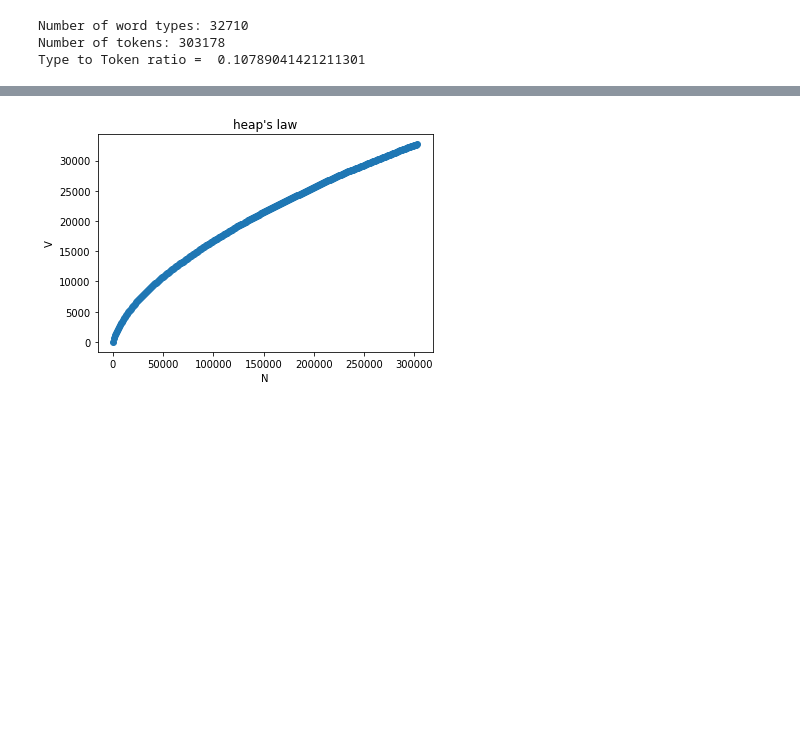
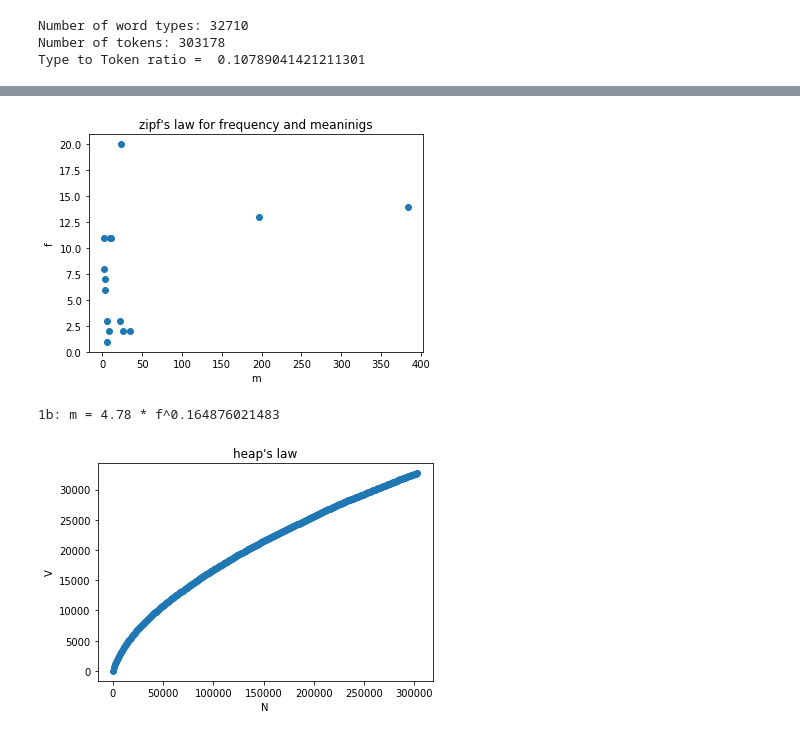
Before and after one commit to aksy1999/NLP--Assignment01-16110011-AmitYadav, a Jupyter notebook: Assignment-1-16110011-Amit.ipynb, the cells around one changed output, grey strips where cells are left out. Drawn from its saved outputs; the diff is of its cells as text; code cells hidden in the pictures; blank space fills up the shorter version.

```diff
--- a/Assignment-1-16110011-Amit.ipynb
+++ b/Assignment-1-16110011-Amit.ipynb
@@ -112,3 +92,34 @@ plt.show();
+# %%
+
+from nltk.corpus import wordnet
+#define zipf's law
+def zipf_law_mean(freq, k, power):
+    return k*(freq**power)
+selected_list=[sorted_no_of_token[1401],sorted_no_of_token[100],sorted_no_of_token[3000],sorted_no_of_token[3200],sorted_no_of_token[5100],sorted_no_of_token[5000],sorted_no_of_token[8901],sorted_no_of_token[1045],sorted_no_of_token[200],sorted_no_of_token[12709],sorted_no_of_token[13000],sorted_no_of_token[3400],sorted_no_of_token[1600],sorted_no_of_token[1500],sorted_no_of_token[7100]]
+frequencies=[]
+meanings=[]
+for i in selected_list:
+    frequencies.append(no_of_token[i[0]])
+    synonyms = []
+    for synonym in wordnet.synsets(i[0]):
+        for lemma in synonym.lemmas():
+            synonyms.append(lemma.name())
+    meanings.append(len(set(synonyms)))
+
+
+parameter, param_cov = curve_fit(zipf_law_mean, frequencies, meanings)
+
+plt.scatter (frequencies,meanings)
+plt.title("zipf's law for frequency and meaninigs")
+plt.xlabel("m")
+plt.ylabel("f")
+plt.show();
+print("1b: m = 4.78 * f^"+str(parameter[1]))
+
+#meanings uncomment- to ensure that wordnet has atleast a meaning for that word. index taken accordingly
+# %% [output]
+[figure, added]
+1b: m = 4.78 * f^0.164876021483
 # %%
 # 16110011 Amit Kumar Singh Yadav| NLP Assignment 01 -  part-(c) Heap's law
 #define the heap's law to be tested
```
Also changed, not shown: parts of 2 cells of this notebook.
